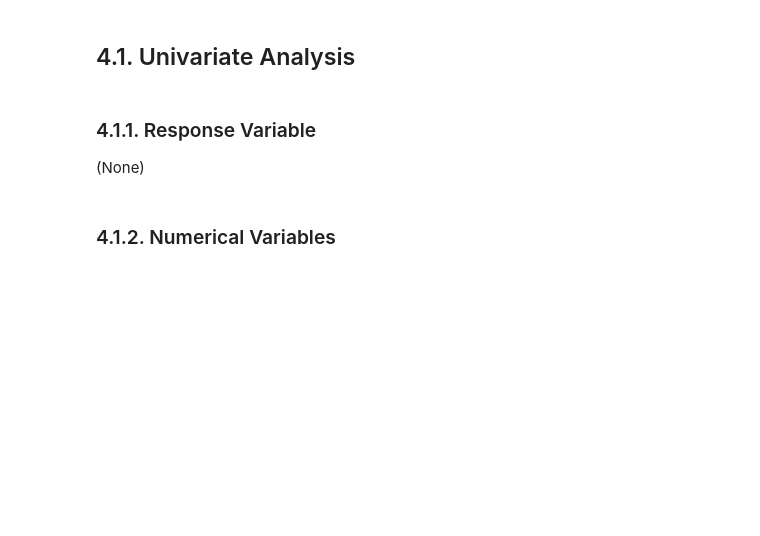
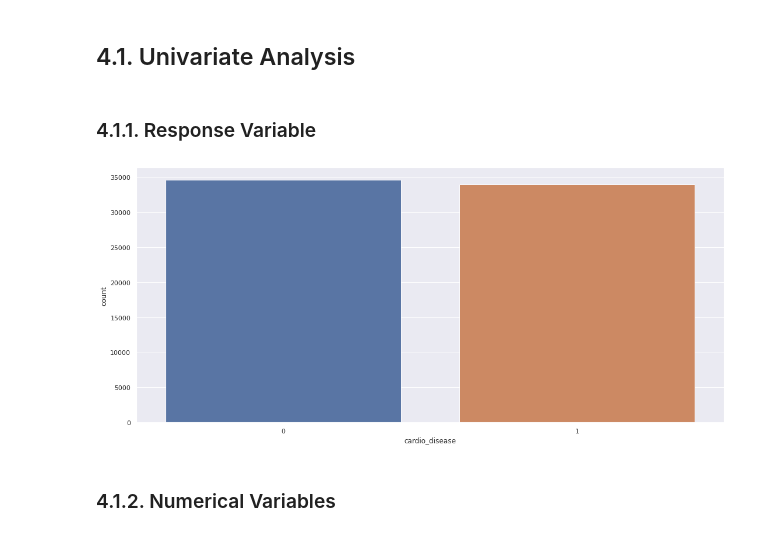
Before and after one commit to diandramelo/Cardio_Catch_Diseases, a Jupyter notebook: v09-Cardio_Catch_Diseases.ipynb, the cells around one changed output. Drawn from its saved outputs; the diff is of its cells as text; code cells hidden in the pictures; blank space fills up the shorter version.

```diff
--- a/v09-Cardio_Catch_Diseases.ipynb
+++ b/v09-Cardio_Catch_Diseases.ipynb
@@ -299,7 +320,10 @@ df4 = df3.copy()
 ## 4.1. Univariate Analysis
 # %% [markdown]
 ### 4.1.1. Response Variable
-(None)
+# %%
+sns.countplot(x = df4['cardio_disease']);
+# %% [output]
+[figure, added]
 # %% [markdown]
 ### 4.1.2. Numerical Variables
 # %%
```
Also changed, not shown: parts of 12 cells of this notebook.
